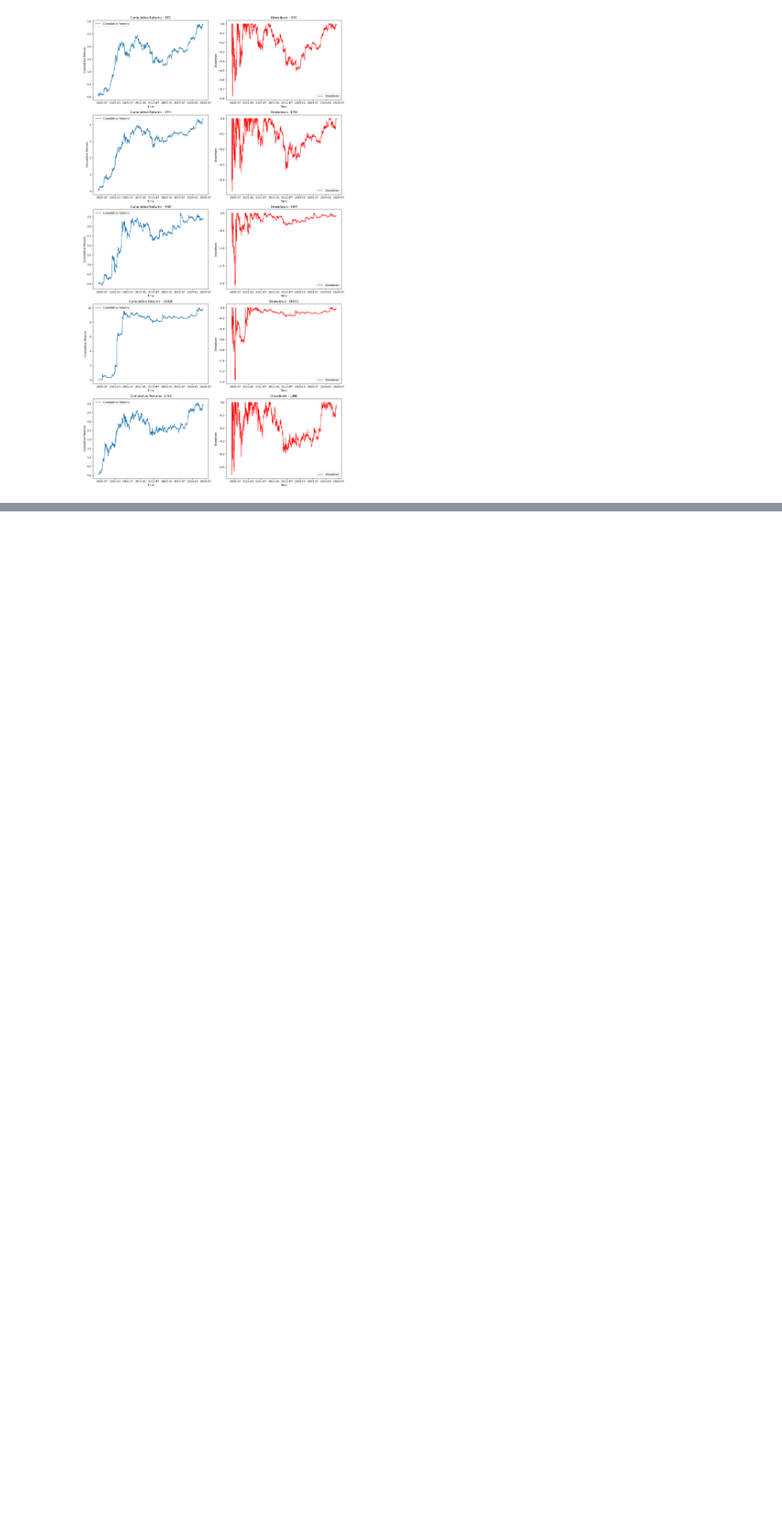
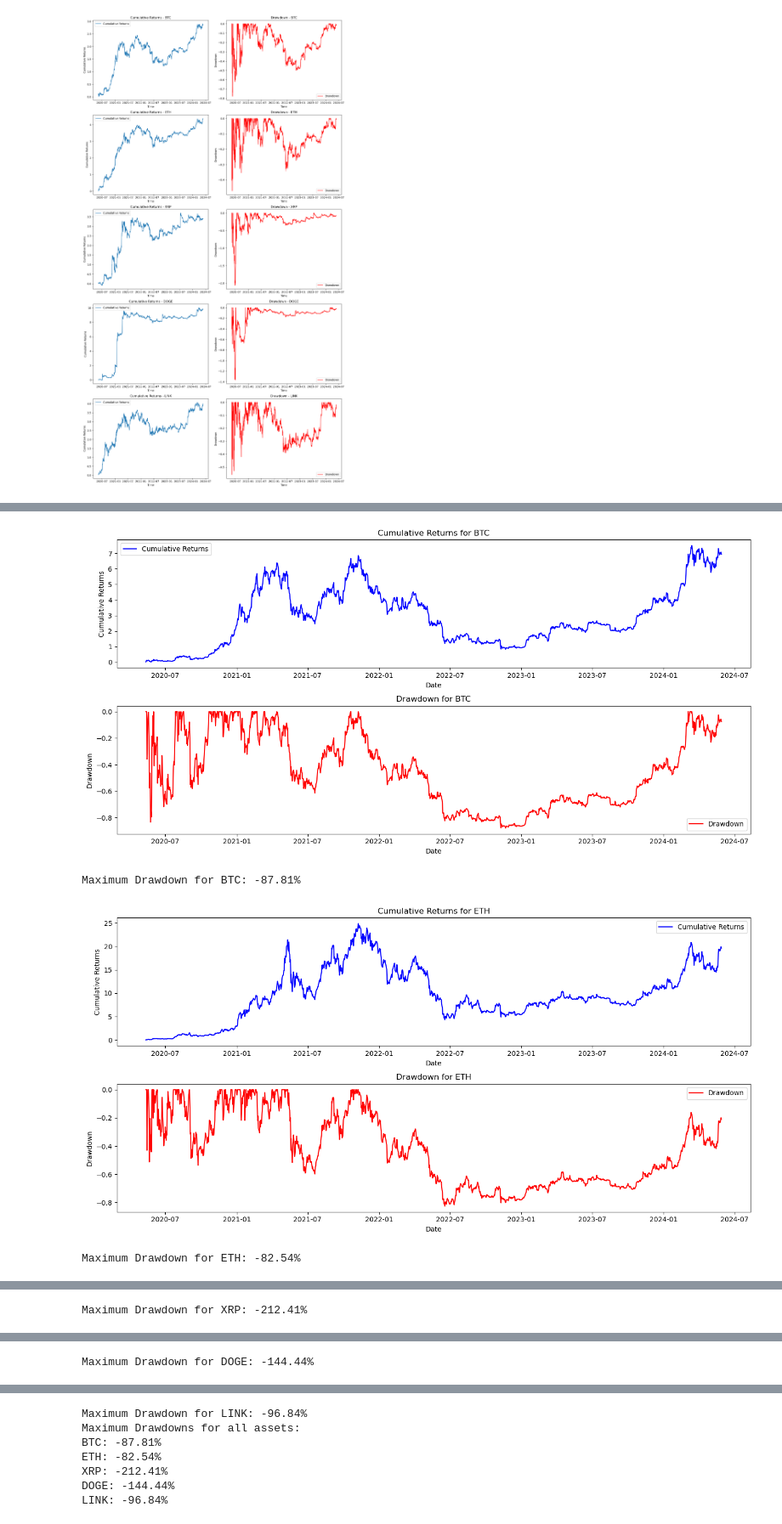
Before and after one commit to bamarasingam/meme_portfolio, a Jupyter notebook: medium/drawdown_analysis.ipynb, the cells around one changed output, grey strips where cells are left out. Shown at 85% size. Drawn from its saved outputs; the diff is of its cells as text; code cells hidden in the pictures; blank space fills up the shorter version.

```diff
--- a/medium/drawdown_analysis.ipynb
+++ b/medium/drawdown_analysis.ipynb
@@ -166,0 +102,56 @@ draw = plot_cumulative_returns_and_drawdown(returns)
+# %%
+#Checking max drawdown for each asset in portfolio
+
+# Initialize a dictionary to store the maximum drawdowns
+max_drawdowns = {}
+
+# Plotting cumulative returns and drawdowns for each asset
+for asset in returns.columns:
+    returns_asset = returns[asset]
+
+    # Calculate cumulative returns
+    cumulative_returns = (1 + returns_asset).cumprod() - 1
+
+    # Calculate running maximum
+    running_max = np.maximum.accumulate(cumulative_returns)
+
+    # Calculate drawdowns
+    drawdown = (cumulative_returns - running_max) / running_max
+
+    # Calculate max drawdown
+    max_drawdown = drawdown.min()
+    max_drawdowns[asset] = max_drawdown
+
+    # Plot cumulative returns and drawdowns
+    plt.figure(figsize=(14, 7))
+
+    # Plot cumulative returns
+    plt.subplot(2, 1, 1)
+    plt.plot(cumulative_returns, label='Cumulative Returns', color='blue')
+    plt.title(f'Cumulative Returns for {asset}')
+    plt.xlabel('Date')
+    plt.ylabel('Cumulative Returns')
+    plt.legend()
+
+    # Plot drawdowns
+    plt.subplot(2, 1, 2)
+    plt.plot(drawdown, label='Drawdown', color='red')
+    plt.title(f'Drawdown for {asset}')
+    plt.xlabel('Date')
+    plt.ylabel('Drawdown')
+    plt.legend()
+
+    plt.tight_layout()
+    plt.show()
+
+    print(f"Maximum Drawdown for {asset}: {max_drawdown:.2%}")
+
+# Display max drawdowns for all assets
+print("Maximum Drawdowns for all assets:")
+for asset, max_dd in max_drawdowns.items():
+    print(f"{asset}: {max_dd:.2%}")
+# %% [output]
+[figure, added]
+Maximum Drawdown for BTC: -87.81%
+[figure, added]
+Maximum Drawdown for ETH: -82.54%
@@ -166,0 +159 @@ draw = plot_cumulative_returns_and_drawdown(returns)
+Maximum Drawdown for XRP: -212.41%
@@ -166,0 +161 @@ draw = plot_cumulative_returns_and_drawdown(returns)
+Maximum Drawdown for DOGE: -144.44%
@@ -167 +163,8 @@ draw = plot_cumulative_returns_and_drawdown(returns)
+Maximum Drawdown for LINK: -96.84%
+Maximum Drawdowns for all assets:
+BTC: -87.81%
+ETH: -82.54%
+XRP: -212.41%
+DOGE: -144.44%
+LINK: -96.84%
 # %%
```
Also changed, not shown: parts of 6 cells of this notebook, 1 other file.
